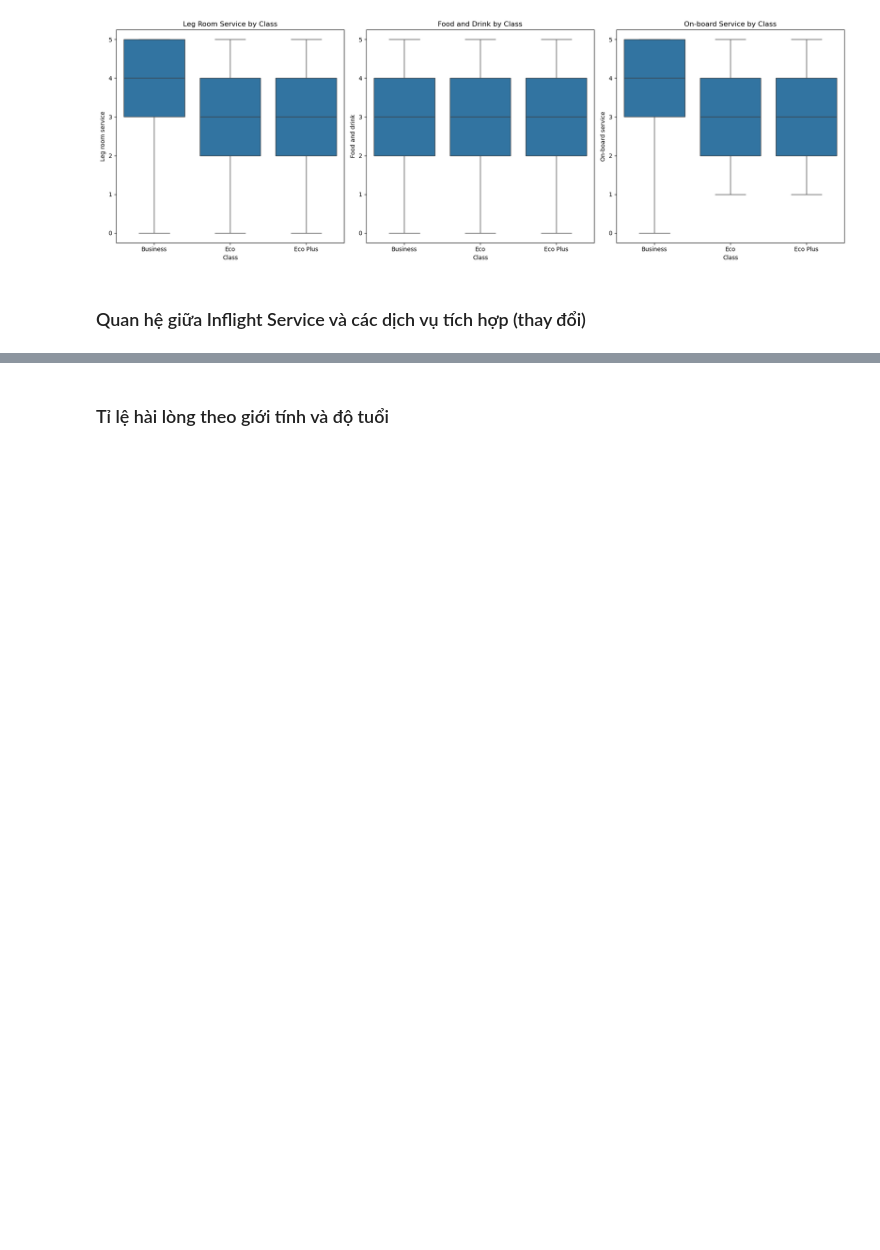
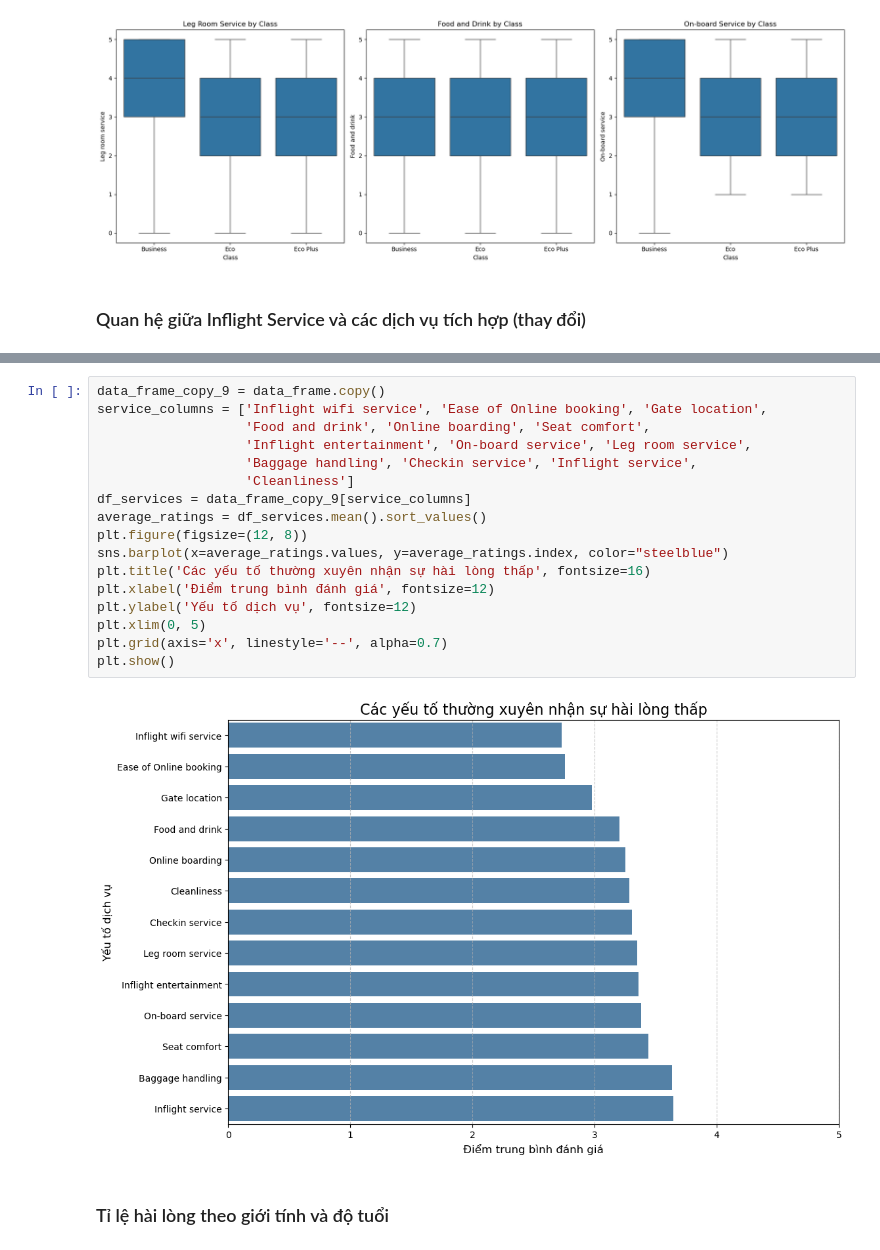
Before and after one commit to little-duck-vie/ltxldl-hoc-lam-giau, a Jupyter notebook: Code_python.ipynb, the cells around one changed output, grey strips where cells are left out. Cells and saved outputs as stored; diff of their text form; blank space fills up the shorter version.

```diff
--- a/Code_python.ipynb
+++ b/Code_python.ipynb
@@ -558,3 +516,22 @@ plt.show()
+# %%
+data_frame_copy_9 = data_frame.copy()
+service_columns = ['Inflight wifi service', 'Ease of Online booking', 'Gate location',
+                   'Food and drink', 'Online boarding', 'Seat comfort',
+                   'Inflight entertainment', 'On-board service', 'Leg room service',
+                   'Baggage handling', 'Checkin service', 'Inflight service',
+                   'Cleanliness']
+df_services = data_frame_copy_9[service_columns]
+average_ratings = df_services.mean().sort_values()
+plt.figure(figsize=(12, 8))
+sns.barplot(x=average_ratings.values, y=average_ratings.index, color="steelblue")
+plt.title('Các yếu tố thường xuyên nhận sự hài lòng thấp', fontsize=16)
+plt.xlabel('Điểm trung bình đánh giá', fontsize=12)
+plt.ylabel('Yếu tố dịch vụ', fontsize=12)
+plt.xlim(0, 5)
+plt.grid(axis='x', linestyle='--', alpha=0.7)
+plt.show()
+# %% [output]
+[figure, added]
 # %% [markdown]
 ### Tỉ lệ hài lòng theo giới tính và độ tuổi
 # %%
```
Also changed, not shown: parts of 1 cell of this notebook.
